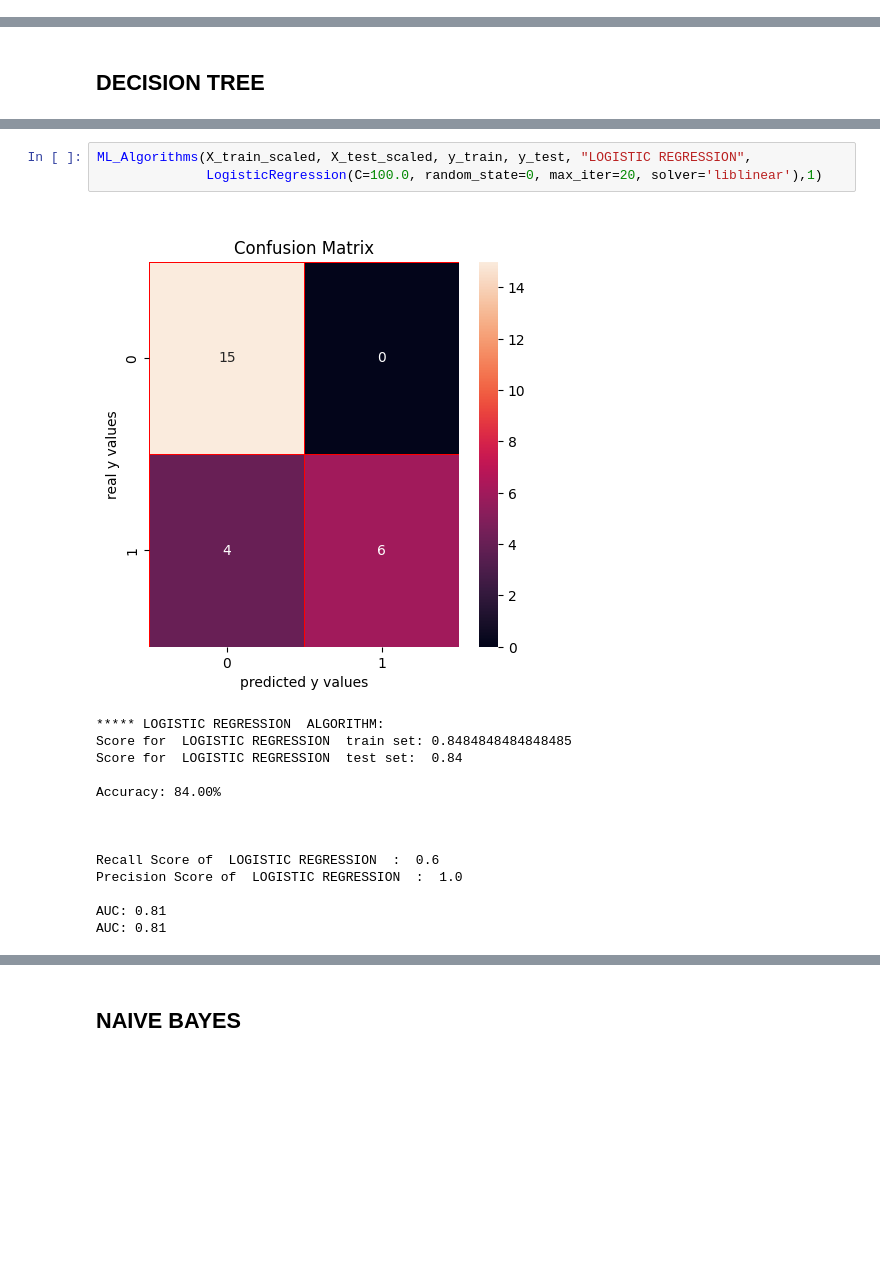
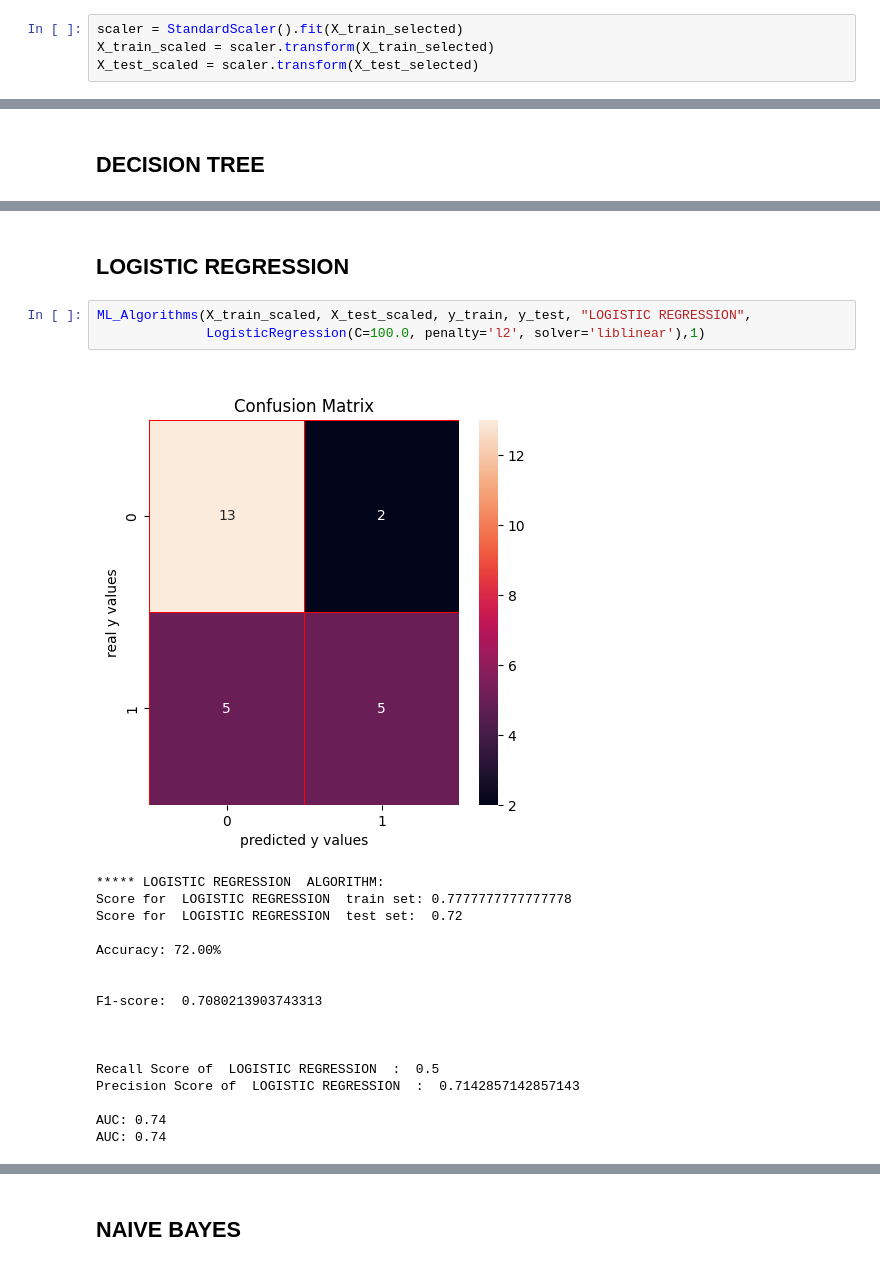
Before and after one commit to ozgecanmuyanli/autism-repo, a Jupyter notebook: mutluDataset_classification.ipynb, the cells around one changed output, grey strips where cells are left out. Saved outputs shown, nothing was run; the diff lists cells and outputs as text; blank space fills up the shorter version.

```diff
--- a/mutluDataset_classification.ipynb
+++ b/mutluDataset_classification.ipynb
@@ -378,3 +394,7 @@ Selected features from wrapper knn:  ['M B5', 'M B6', 'M B7', 'M B8', 'M Y1', 'M
+# %%
+scaler = StandardScaler().fit(X_train_selected)
+X_train_scaled = scaler.transform(X_train_selected)
+X_test_scaled = scaler.transform(X_test_selected)
 # %% [markdown]
 # ML MODELS
 # %% [markdown]
@@ -401,18 +448,23 @@ AUC: 0.72
+# %% [markdown]
+## LOGISTIC REGRESSION
 # %%
 ML_Algorithms(X_train_scaled, X_test_scaled, y_train, y_test, "LOGISTIC REGRESSION",
-              LogisticRegression(C=100.0, random_state=0, max_iter=20, solver='liblinear'),1)
+              LogisticRegression(C=100.0, penalty='l2', solver='liblinear'),1)
 # %% [output]
-[figure, old version]
+[figure, new version]
 ***** LOGISTIC REGRESSION  ALGORITHM:
-Score for  LOGISTIC REGRESSION  train set: 0.8484848484848485
-Score for  LOGISTIC REGRESSION  test set:  0.84
+Score for  LOGISTIC REGRESSION  train set: 0.7777777777777778
+Score for  LOGISTIC REGRESSION  test set:  0.72
 
-Accuracy: 84.00%
+Accuracy: 72.00%
+
+
+F1-score:  0.7080213903743313
 
 
 
-Recall Score of  LOGISTIC REGRESSION  :  0.6
-Precision Score of  LOGISTIC REGRESSION  :  1.0
+Recall Score of  LOGISTIC REGRESSION  :  0.5
+Precision Score of  LOGISTIC REGRESSION  :  0.7142857142857143
 
-AUC: 0.81
-AUC: 0.81
+AUC: 0.74
+AUC: 0.74
```
Also changed, not shown: parts of 28 cells of this notebook, 1 other file.
